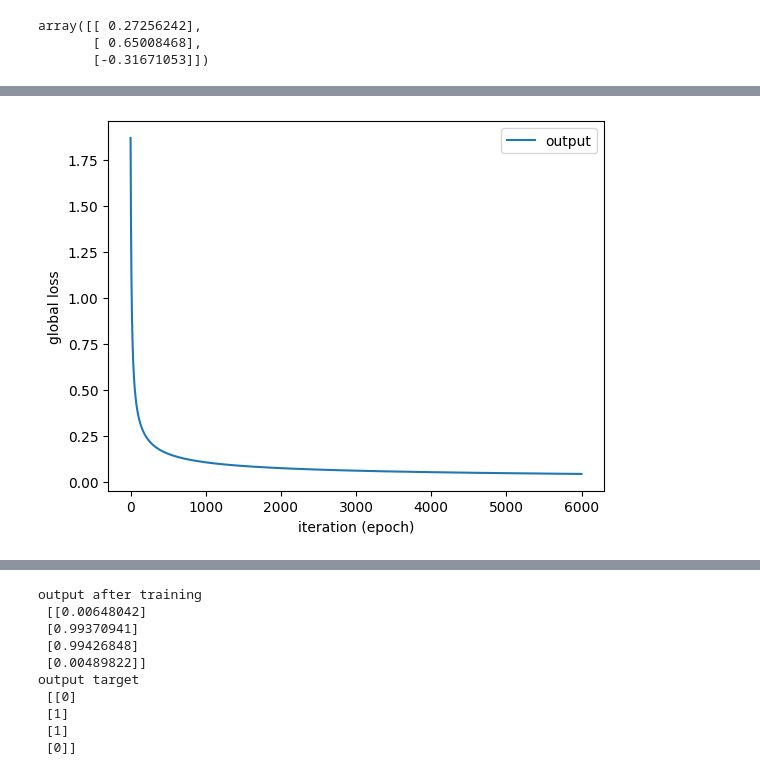
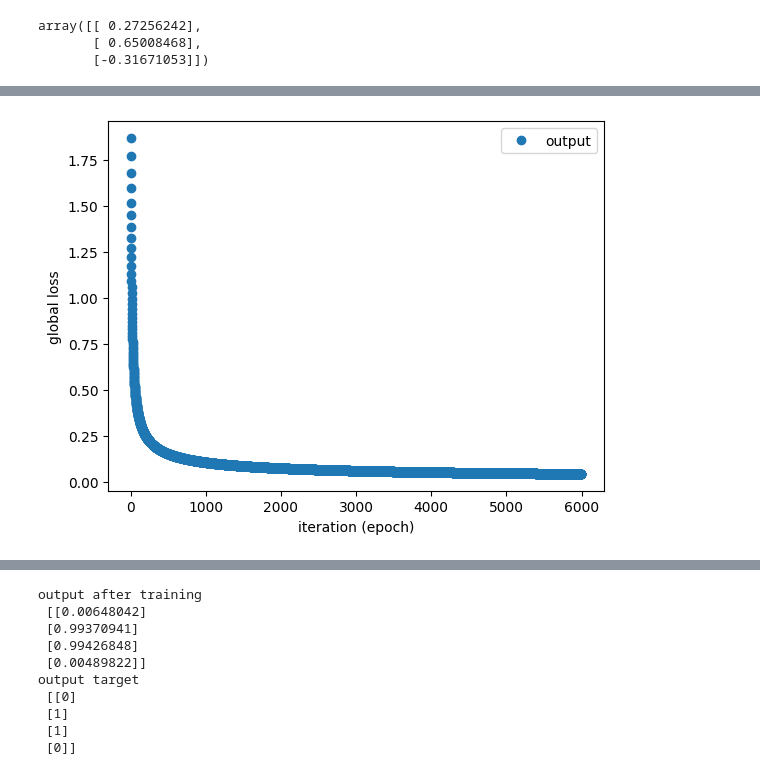
Before and after one commit to Anna-Battaglia/MLPNS_ABattaglia, a Jupyter notebook: NN.ipynb, the cells around one changed output, grey strips where cells are left out. Drawn from its saved outputs; the diff is of its cells as text; code cells hidden in the pictures.

```diff
--- a/NN.ipynb
+++ b/NN.ipynb
@@ -133,12 +136,12 @@ output target
  [1]
  [0]]
 # %%
-pl.plot(loss_output, label='output')
+pl.plot(loss_output, 'o', label='output')
 pl.legend()
 pl.xlabel('iteration (epoch)')
 pl.ylabel('global loss');
 # %% [output]
-[figure, old version]
+[figure, new version]
 # %%
 syn0
 # %% [output]
```
Also changed, not shown: parts of 7 cells of this notebook.
